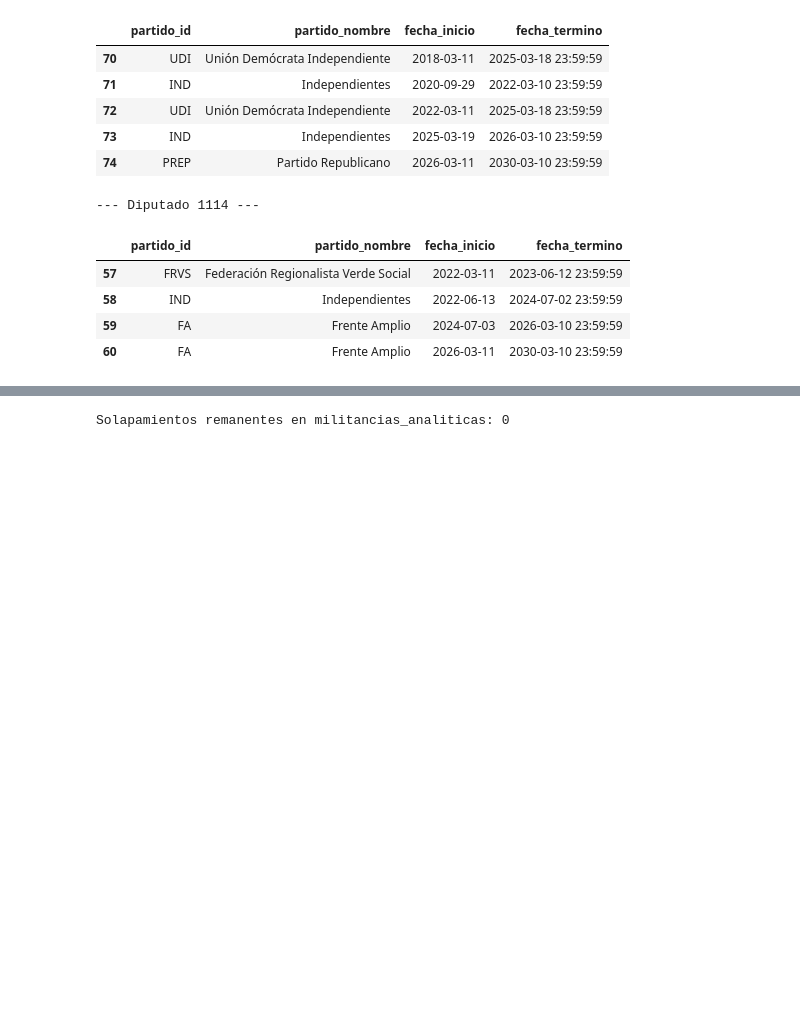
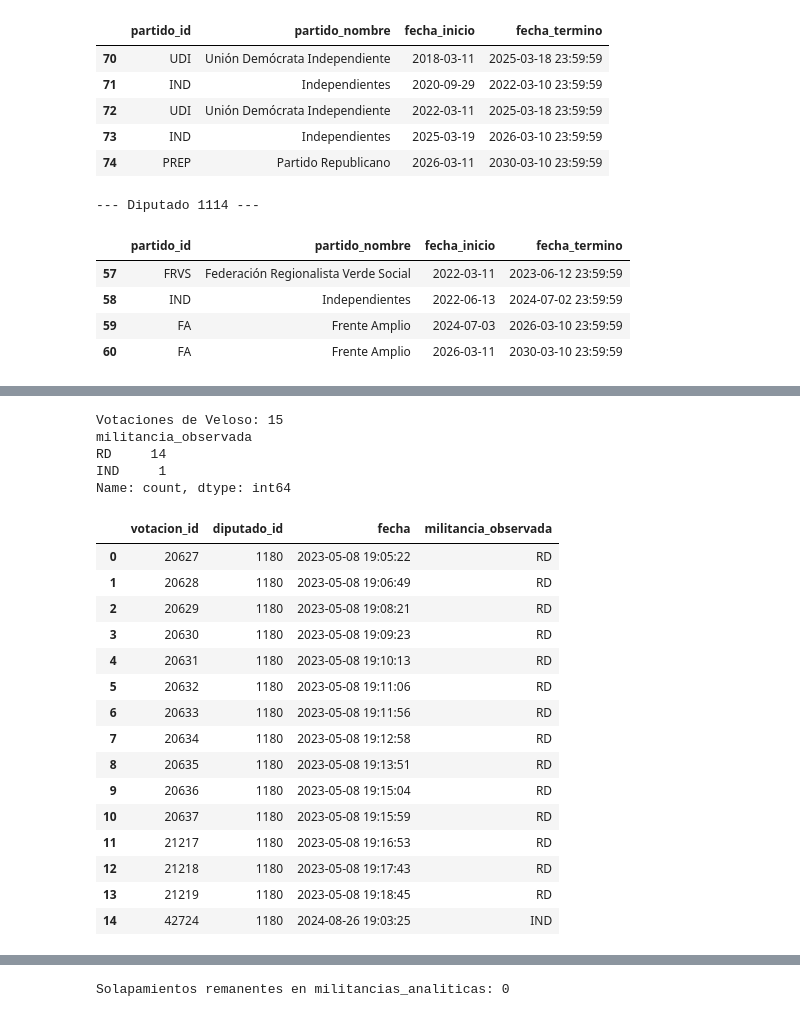
Before and after one commit to joserodriguezc/grupo_1_programacion_ciencia_datos, a Jupyter notebook: F2/notebooks/F2_03_procesamiento_validacion.ipynb, the cells around one changed output, grey strips where cells are left out. Saved outputs shown, nothing was run; the diff lists cells and outputs as text; code cells hidden in the pictures; blank space fills up the shorter version.

```diff
--- a/F2/notebooks/F2_03_procesamiento_validacion.ipynb
+++ b/F2/notebooks/F2_03_procesamiento_validacion.ipynb
@@ -574,3 +598,31 @@ Name: count, dtype: int64
+# %%
+votos_veloso = asignar_militancia_observada("1180", militancias_validas)
+
+print(f"Votaciones de Veloso: {len(votos_veloso)}")
+print(votos_veloso["militancia_observada"].value_counts())
+display(votos_veloso)
+# %% [output]
+Votaciones de Veloso: 15
+militancia_observada
+RD     14
+IND     1
+Name: count, dtype: int64
+|  | votacion_id | diputado_id | fecha | militancia_observada |
+| 0 | 20627 | 1180 | 2023-05-08 19:05:22 | RD |
+| 1 | 20628 | 1180 | 2023-05-08 19:06:49 | RD |
+| 2 | 20629 | 1180 | 2023-05-08 19:08:21 | RD |
+| 3 | 20630 | 1180 | 2023-05-08 19:09:23 | RD |
+| 4 | 20631 | 1180 | 2023-05-08 19:10:13 | RD |
+| 5 | 20632 | 1180 | 2023-05-08 19:11:06 | RD |
+| 6 | 20633 | 1180 | 2023-05-08 19:11:56 | RD |
+| 7 | 20634 | 1180 | 2023-05-08 19:12:58 | RD |
+| 8 | 20635 | 1180 | 2023-05-08 19:13:51 | RD |
+| 9 | 20636 | 1180 | 2023-05-08 19:15:04 | RD |
+| 10 | 20637 | 1180 | 2023-05-08 19:15:59 | RD |
+| 11 | 21217 | 1180 | 2023-05-08 19:16:53 | RD |
+| 12 | 21218 | 1180 | 2023-05-08 19:17:43 | RD |
+| 13 | 21219 | 1180 | 2023-05-08 19:18:45 | RD |
+| 14 | 42724 | 1180 | 2024-08-26 19:03:25 | IND |
 # %%
 militancias_analiticas = militancias_validas.copy()
 militancias_analiticas["fecha_termino_original"] = militancias_analiticas["fecha_termino"]
```
Also changed, not shown: parts of 8 cells of this notebook, 6 other files.
